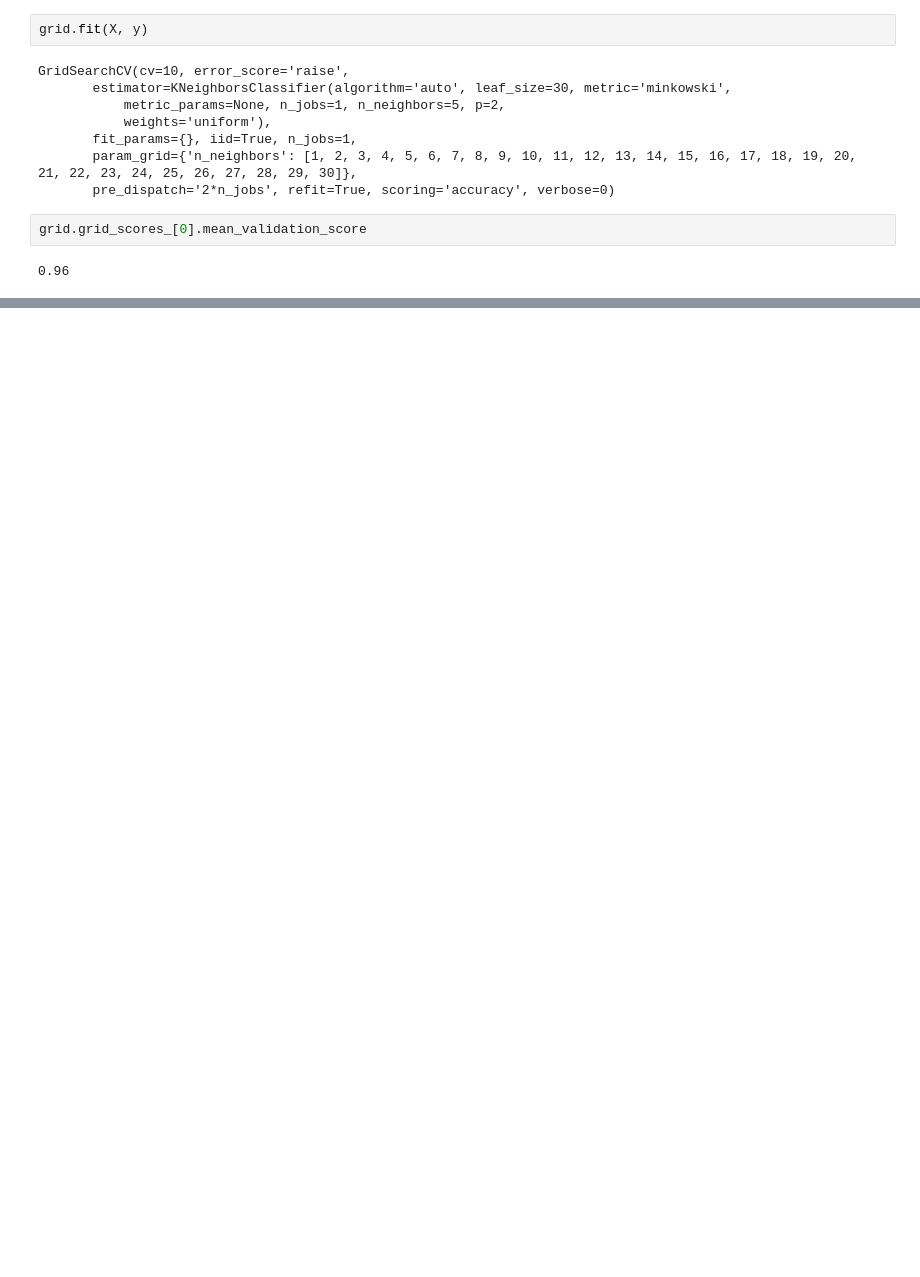
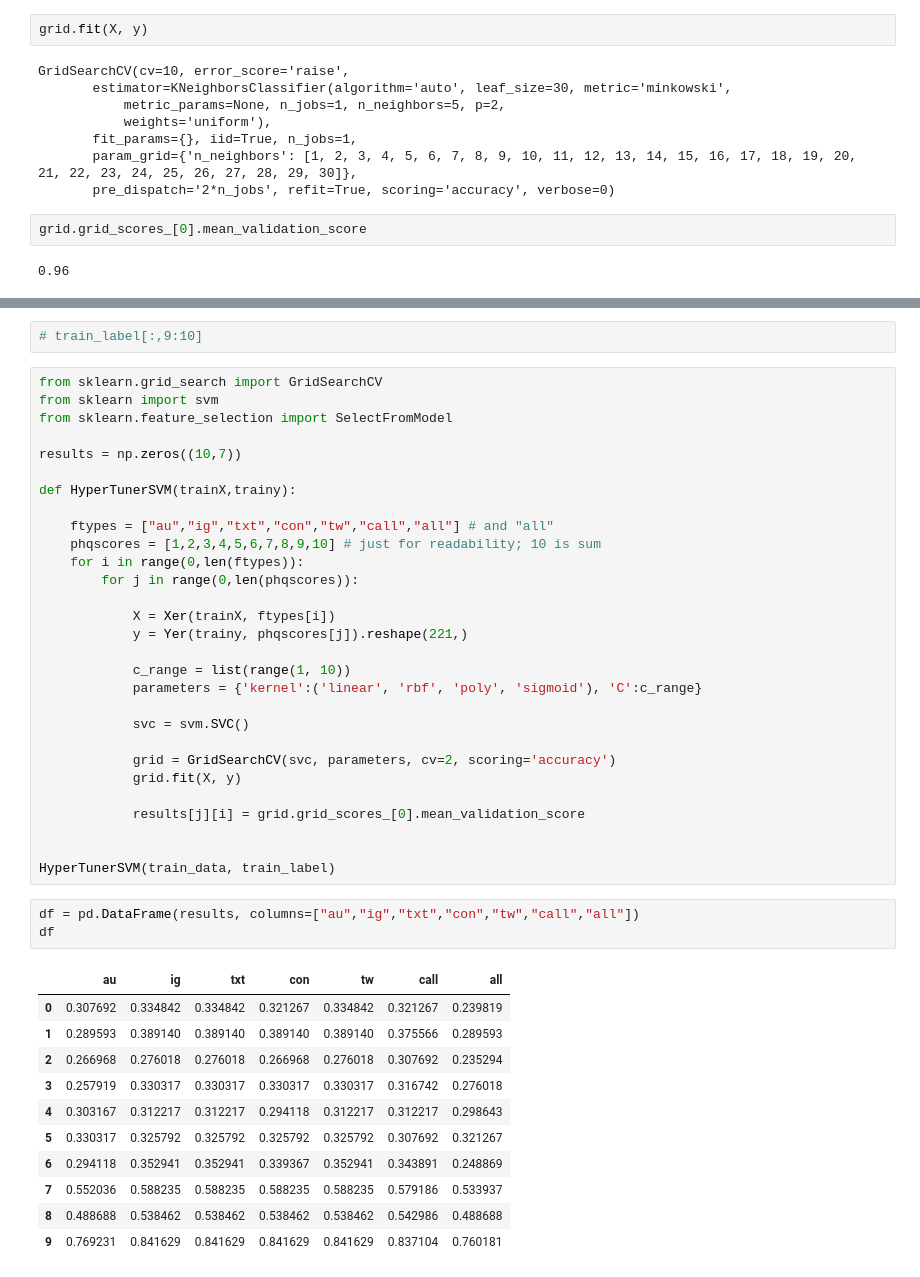
Before and after one commit to tomatopuree/predicting_depression, a Jupyter notebook: tests.ipynb, the cells around one changed output, grey strips where cells are left out. Drawn from its saved outputs; the diff is of its cells as text; blank space fills up the shorter version.

```diff
--- a/tests.ipynb
+++ b/tests.ipynb
@@ -999,0 +1142,46 @@ array([[0., 0., 0., 0., 0., 0.],
+# %%
+# train_label[:,9:10]
+# %%
+from sklearn.grid_search import GridSearchCV
+from sklearn import svm
+from sklearn.feature_selection import SelectFromModel
+
+results = np.zeros((10,7))
+
+def HyperTunerSVM(trainX,trainy):
+
+    ftypes = ["au","ig","txt","con","tw","call","all"] # and "all"
+    phqscores = [1,2,3,4,5,6,7,8,9,10] # just for readability; 10 is sum
+    for i in range(0,len(ftypes)):
+        for j in range(0,len(phqscores)):
+
+            X = Xer(trainX, ftypes[i])
+            y = Yer(trainy, phqscores[j]).reshape(221,)
+
+            c_range = list(range(1, 10))
+            parameters = {'kernel':('linear', 'rbf', 'poly', 'sigmoid'), 'C':c_range}
+
+            svc = svm.SVC()
+
+            grid = GridSearchCV(svc, parameters, cv=2, scoring='accuracy')
+            grid.fit(X, y)
+
+            results[j][i] = grid.grid_scores_[0].mean_validation_score
+
+
+HyperTunerSVM(train_data, train_label)
+# %%
+df = pd.DataFrame(results, columns=["au","ig","txt","con","tw","call","all"])
+df
+# %% [output]
+|  | au | ig | txt | con | tw | call | all |
+| 0 | 0.307692 | 0.334842 | 0.334842 | 0.321267 | 0.334842 | 0.321267 | 0.239819 |
+| 1 | 0.289593 | 0.389140 | 0.389140 | 0.389140 | 0.389140 | 0.375566 | 0.289593 |
+| 2 | 0.266968 | 0.276018 | 0.276018 | 0.266968 | 0.276018 | 0.307692 | 0.235294 |
+| 3 | 0.257919 | 0.330317 | 0.330317 | 0.330317 | 0.330317 | 0.316742 | 0.276018 |
+| 4 | 0.303167 | 0.312217 | 0.312217 | 0.294118 | 0.312217 | 0.312217 | 0.298643 |
+| 5 | 0.330317 | 0.325792 | 0.325792 | 0.325792 | 0.325792 | 0.307692 | 0.321267 |
+| 6 | 0.294118 | 0.352941 | 0.352941 | 0.339367 | 0.352941 | 0.343891 | 0.248869 |
+| 7 | 0.552036 | 0.588235 | 0.588235 | 0.588235 | 0.588235 | 0.579186 | 0.533937 |
+| 8 | 0.488688 | 0.538462 | 0.538462 | 0.538462 | 0.538462 | 0.542986 | 0.488688 |
+| 9 | 0.769231 | 0.841629 | 0.841629 | 0.841629 | 0.841629 | 0.837104 | 0.760181 |
```
Also changed, not shown: parts of 14 cells of this notebook, 1 other file.
